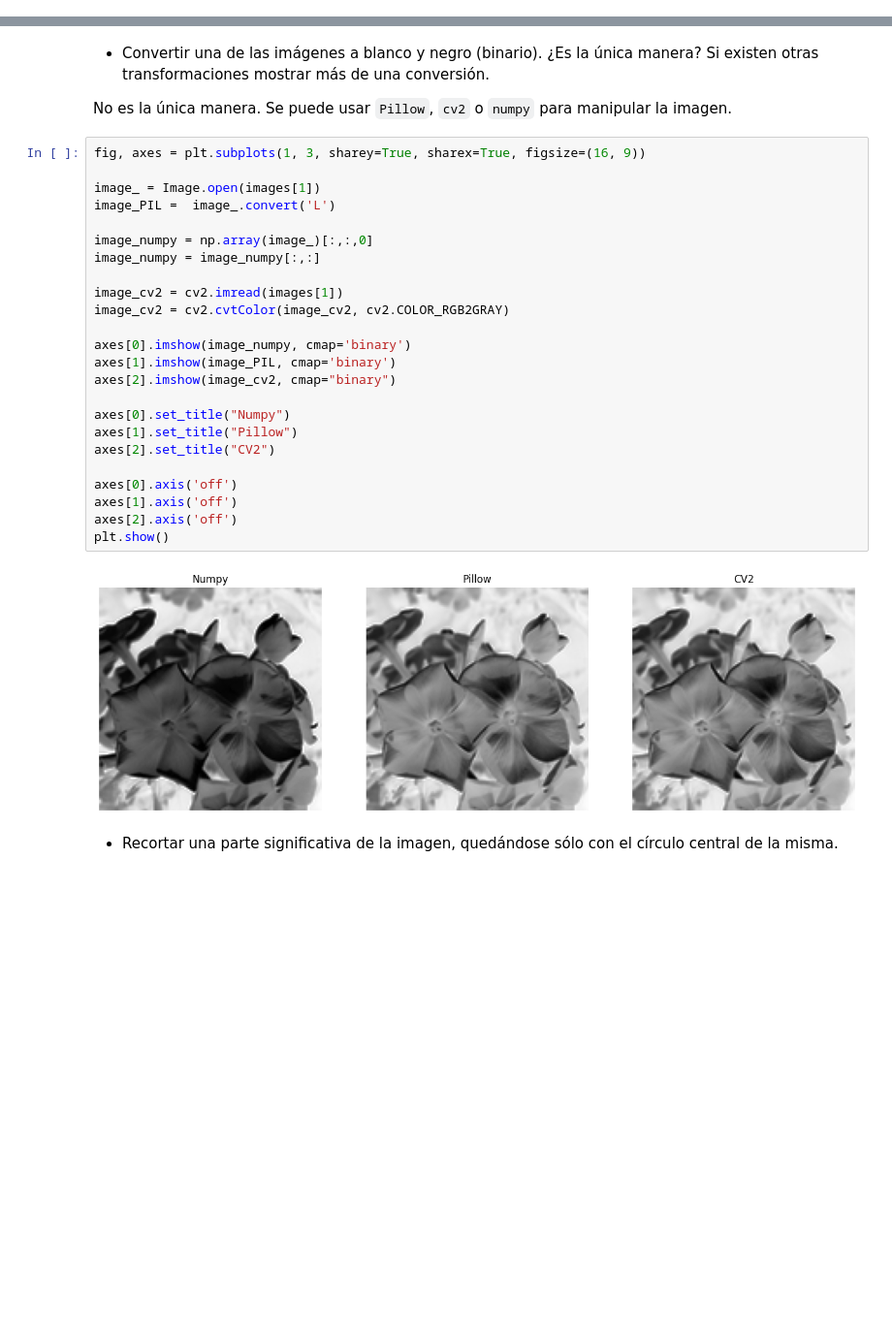
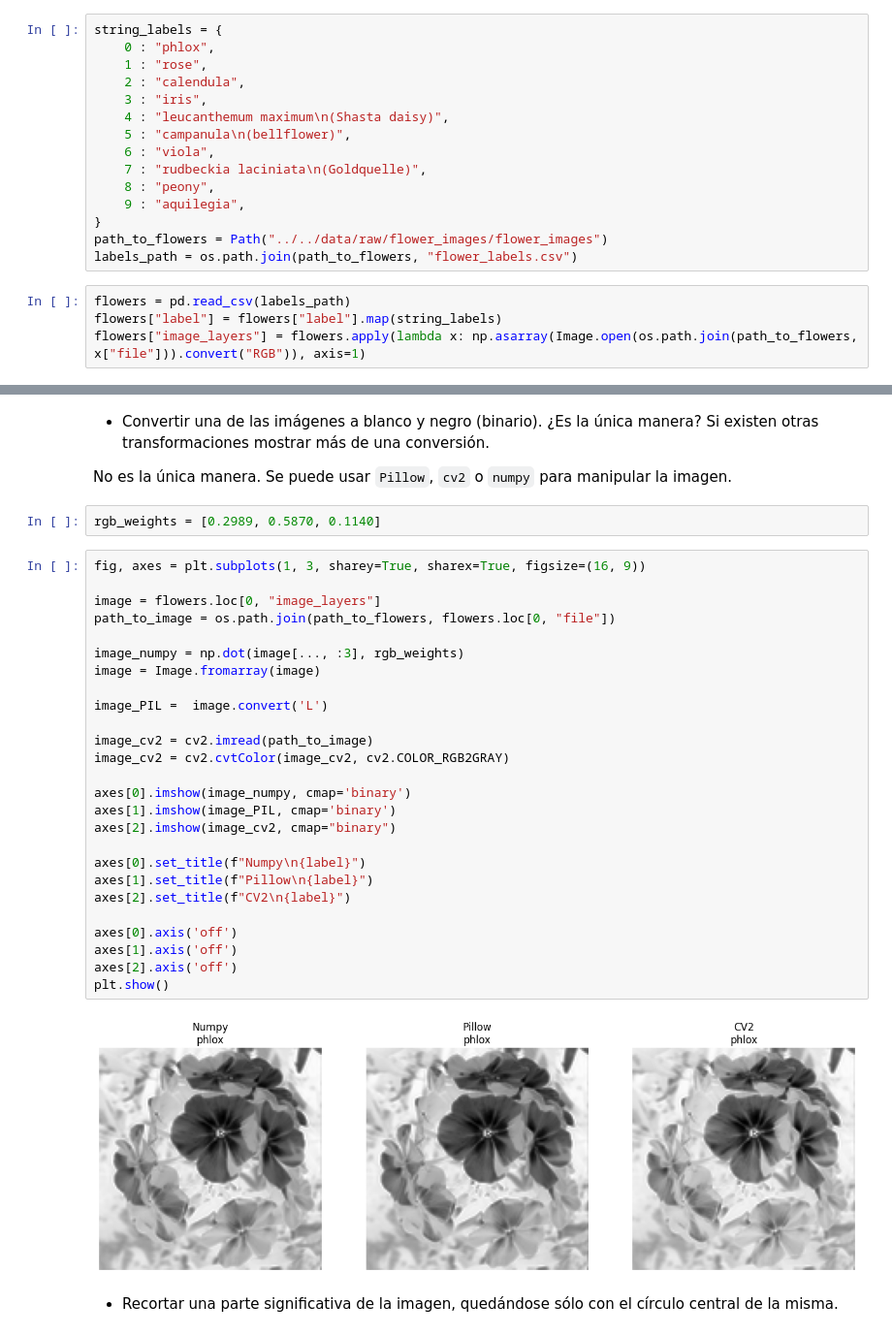
Before and after one commit to MasterUBA-DM-KD/DM_CyT, a Jupyter notebook: notebooks/TP1/preTP1.ipynb, the cells around one changed output, grey strips where cells are left out. Shown at 97% size. Cells and saved outputs as stored; diff of their text form; blank space fills up the shorter version.

```diff
--- a/notebooks/TP1/preTP1.ipynb
+++ b/notebooks/TP1/preTP1.ipynb
@@ -32,0 +35,19 @@ images = sorted(
+# %%
+string_labels = {
+    0 : "phlox",
+    1 : "rose",
+    2 : "calendula",
+    3 : "iris",
+    4 : "leucanthemum maximum\n(Shasta daisy)",
+    5 : "campanula\n(bellflower)",
+    6 : "viola",
+    7 : "rudbeckia laciniata\n(Goldquelle)",
+    8 : "peony",
+    9 : "aquilegia",
+}
+path_to_flowers = Path("../../data/raw/flower_images/flower_images")
+labels_path = os.path.join(path_to_flowers, "flower_labels.csv")
+# %%
+flowers = pd.read_csv(labels_path)
+flowers["label"] = flowers["label"].map(string_labels)
+flowers["image_layers"] = flowers.apply(lambda x: np.asarray(Image.open(os.path.join(path_to_flowers, x["file"])).convert("RGB")), axis=1)
@@ -70,32 +107,36 @@ plt.show()
 - Convertir una de las imágenes a blanco y negro (binario). ¿Es la única manera? Si existen otras transformaciones mostrar más de una conversión.
 
 No es la única manera. Se puede usar `Pillow`, `cv2` o `numpy` para manipular la imagen.
+# %%
+rgb_weights = [0.2989, 0.5870, 0.1140]
 # %%
 fig, axes = plt.subplots(1, 3, sharey=True, sharex=True, figsize=(16, 9))
 
-image_ = Image.open(images[1])
-image_PIL =  image_.convert('L')
+image = flowers.loc[0, "image_layers"]
+path_to_image = os.path.join(path_to_flowers, flowers.loc[0, "file"])
 
-image_numpy = np.array(image_)[:,:,0]
-image_numpy = image_numpy[:,:]
+image_numpy = np.dot(image[..., :3], rgb_weights)
+image = Image.fromarray(image)
 
-image_cv2 = cv2.imread(images[1])
+image_PIL =  image.convert('L')
+
+image_cv2 = cv2.imread(path_to_image)
 image_cv2 = cv2.cvtColor(image_cv2, cv2.COLOR_RGB2GRAY)
 
 axes[0].imshow(image_numpy, cmap='binary')
 axes[1].imshow(image_PIL, cmap='binary')
 axes[2].imshow(image_cv2, cmap="binary")
 
-axes[0].set_title("Numpy")
-axes[1].set_title("Pillow")
-axes[2].set_title("CV2")
+axes[0].set_title(f"Numpy\n{label}")
+axes[1].set_title(f"Pillow\n{label}")
+axes[2].set_title(f"CV2\n{label}")
 
 axes[0].axis('off')
 axes[1].axis('off')
 axes[2].axis('off')
 plt.show()
 # %% [output]
-[figure, old version]
+[figure, new version]
 # %% [markdown]
 - Recortar una parte significativa de la imagen, quedándose sólo con el círculo central de la misma.
 # %%
```
Also changed, not shown: parts of 14 cells of this notebook, 5 other files.
